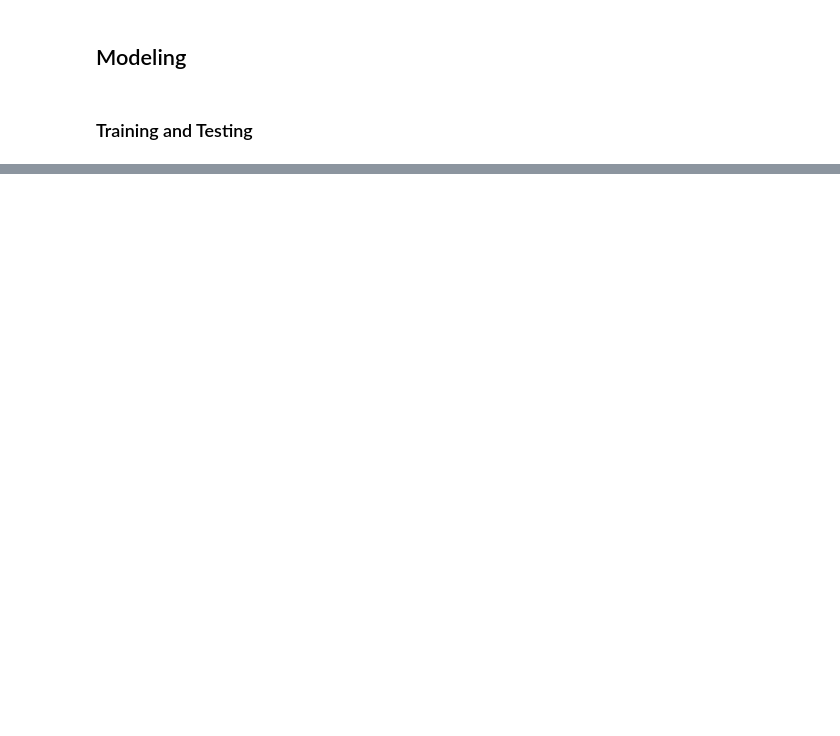
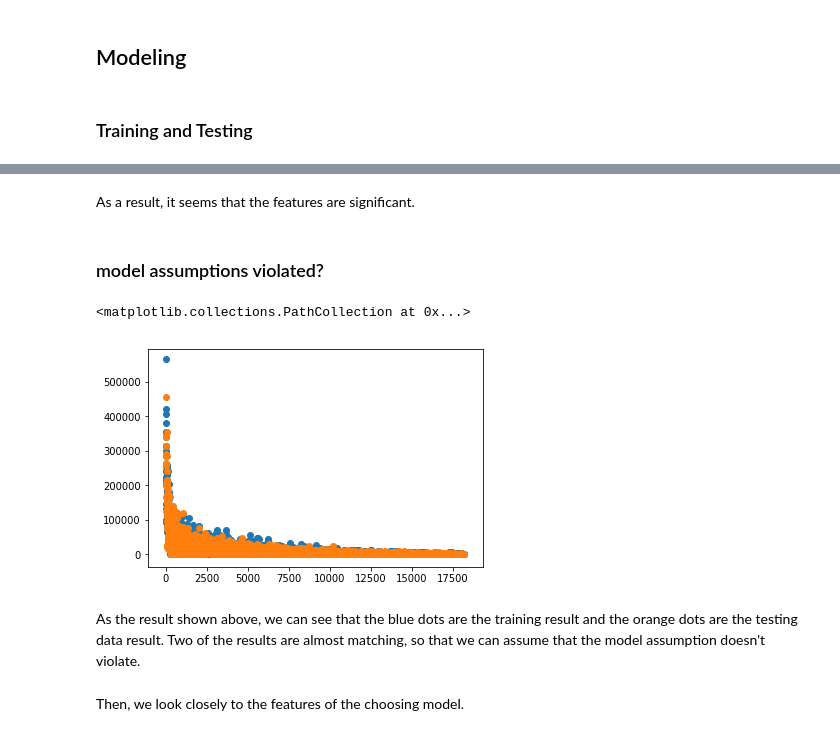
Before and after one commit to PinHoWang/NEU_INFO6105, a Jupyter notebook: Assignment2/Assignment2.ipynb, the cells around one changed output, grey strips where cells are left out. Cells and saved outputs as stored; diff of their text form; code cells hidden in the pictures; blank space fills up the shorter version.

```diff
--- a/Assignment2/Assignment2.ipynb
+++ b/Assignment2/Assignment2.ipynb
@@ -889,0 +991,14 @@ train_pred_YY
+# %% [markdown]
+As a result, it seems that the features are significant.
+# %% [markdown]
+### model assumptions violated?
+# %%
+plt.scatter(train_Y[orderIndex].index.values, train_Y[orderIndex])
+plt.scatter(test_Y[orderIndex].index.values, test_Y[orderIndex])
+# %% [output]
+<matplotlib.collections.PathCollection at 0x...>
+[figure, added]
+# %% [markdown]
+As the result shown above, we can see that the blue dots are the training result and the orange dots are the testing data result. Two of the results are almost matching, so that we can assume that the model assumption doesn't violate.
+# %% [markdown]
+Then, we look closely to the features of the choosing model.
```
Also changed, not shown: parts of 36 cells of this notebook.
